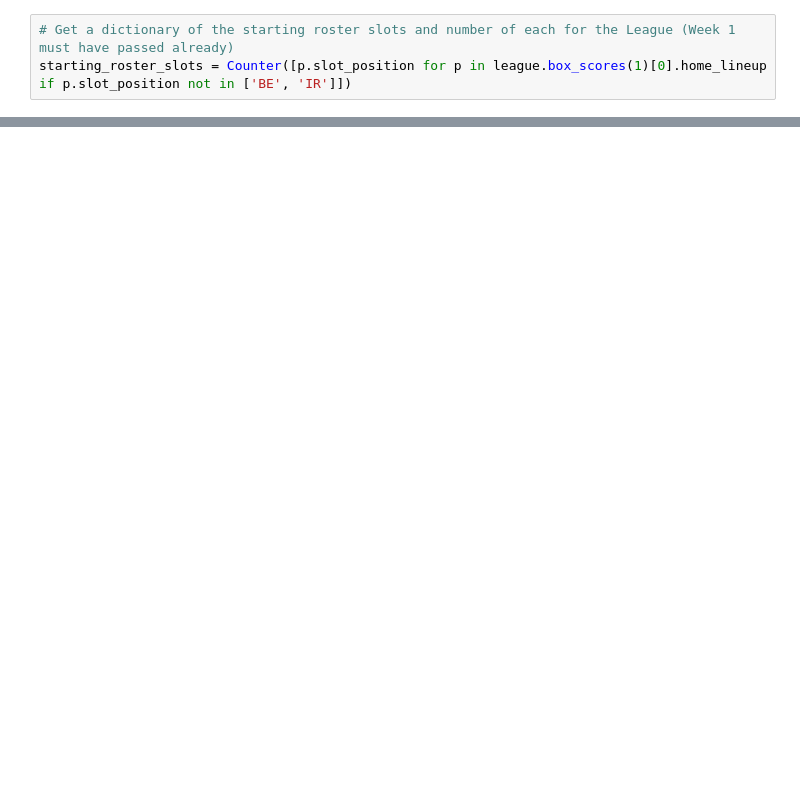
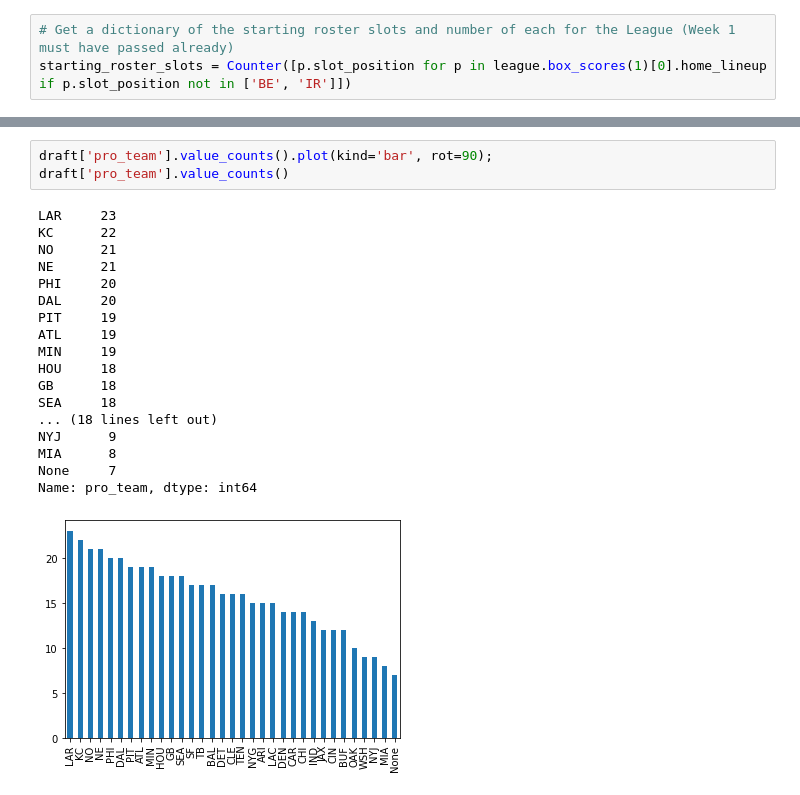
Before and after one commit to DesiPilla/espn-api-v3, a Jupyter notebook: code/new espn.ipynb, the cells around one changed output, grey strips where cells are left out. Cells and saved outputs as stored; diff of their text form; blank space fills up the shorter version.

```diff
--- a/code/new espn.ipynb
+++ b/code/new espn.ipynb
@@ -181,0 +509,22 @@ get_top_players(team, week, slot, num_players)
+# %%
+draft['pro_team'].value_counts().plot(kind='bar', rot=90);
+draft['pro_team'].value_counts()
+# %% [output]
+LAR     23
+KC      22
+NO      21
+NE      21
+PHI     20
+DAL     20
+PIT     19
+ATL     19
+MIN     19
+HOU     18
+GB      18
+SEA     18
+... (18 lines left out)
+NYJ      9
+MIA      8
+None     7
+Name: pro_team, dtype: int64
+[figure, added]
```
Also changed, not shown: parts of 40 cells of this notebook, 6 other files.
